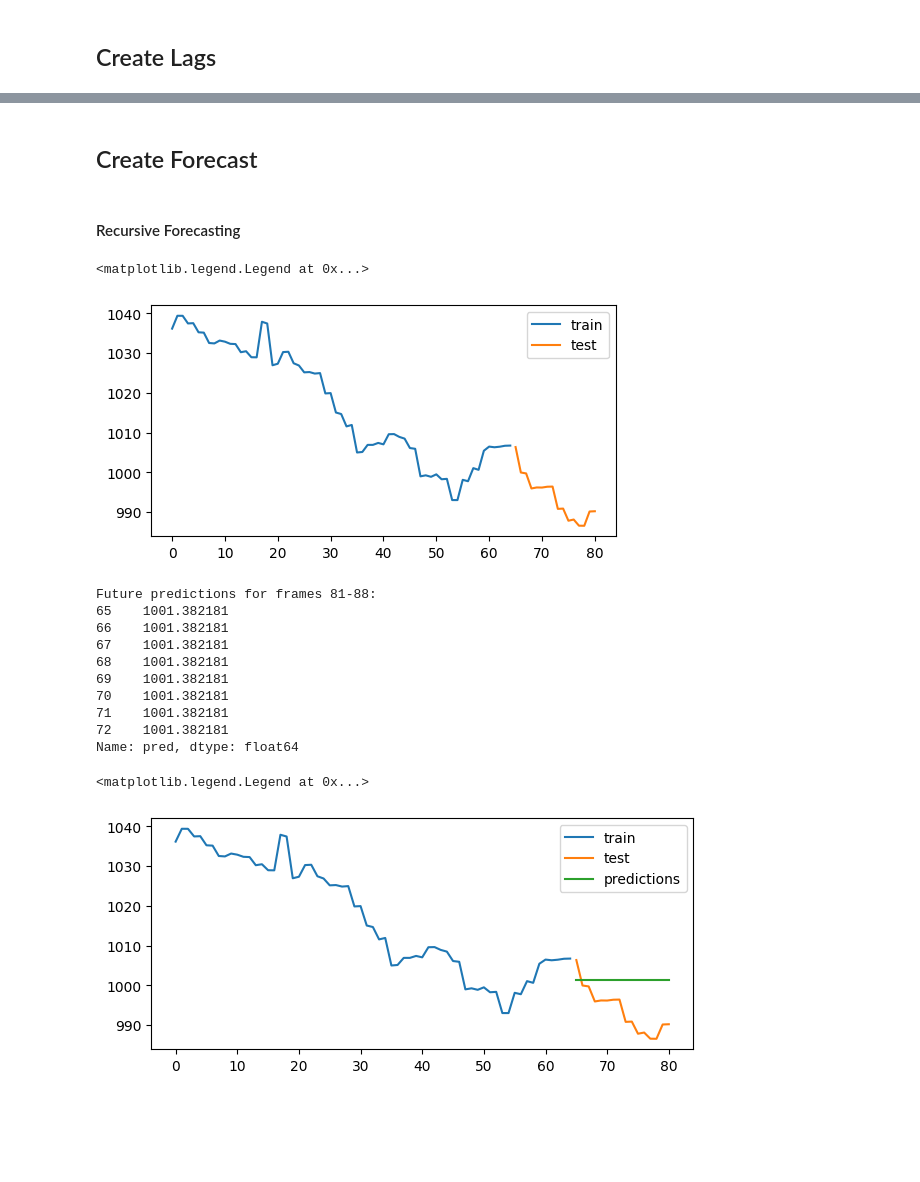
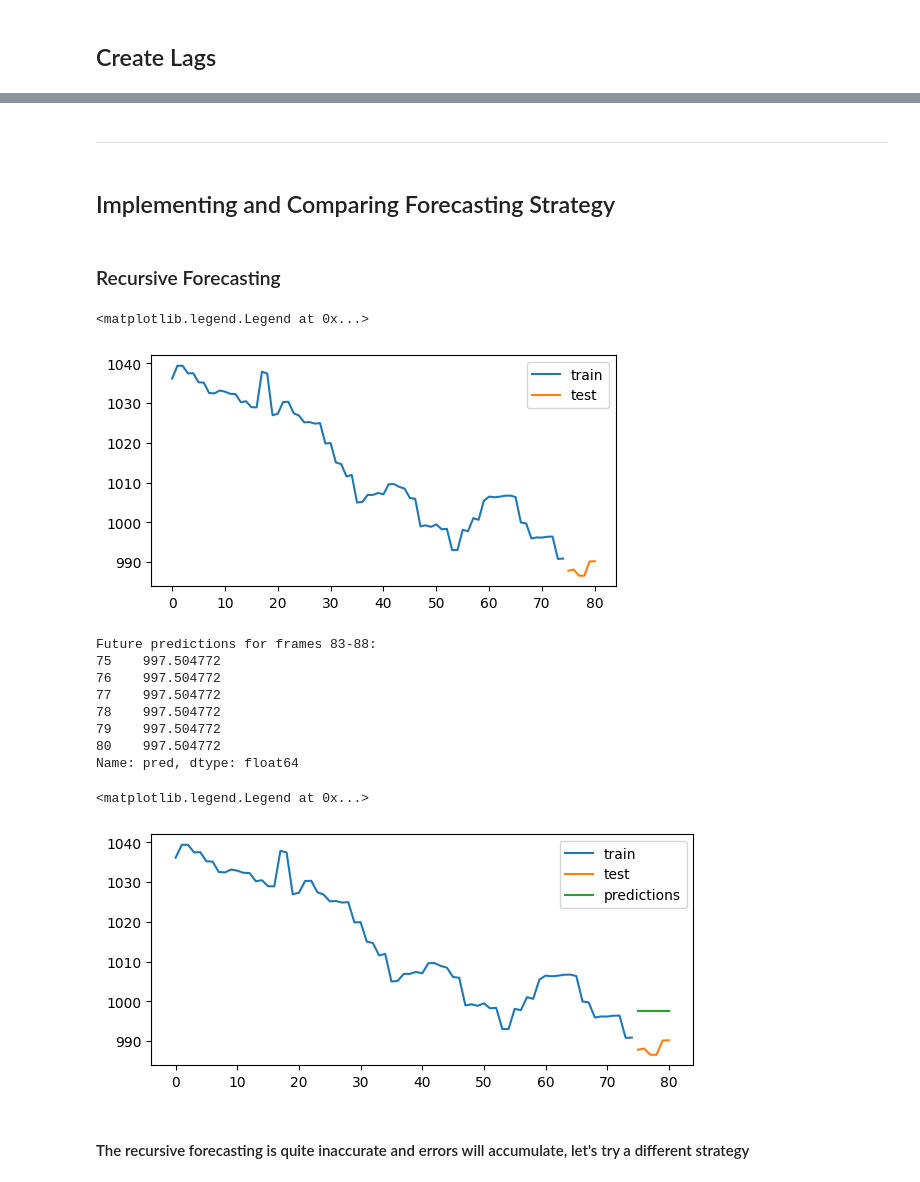
Before and after one commit to trevorZhanTian/Body-Movement-Prediction-with-Time-Series, a Jupyter notebook: main.ipynb, the cells around one changed output, grey strips where cells are left out. Cells and saved outputs as stored; diff of their text form; code cells hidden in the pictures; blank space fills up the shorter version.

```diff
--- a/main.ipynb
+++ b/main.ipynb
@@ -181,9 +171,11 @@ right_knee_y_lag.head()
+# %% [markdown]
+---
 # %% [markdown]
-## Create Forecast
+## Implementing and Comparing Forecasting Strategy
 # %% [markdown]
-#### Recursive Forecasting
+### Recursive Forecasting
 # %%
-steps = 16
+steps = 6
 data_train = df['Right Knee y'][:-steps]
 data_test  = df['Right Knee y'][-steps:]
 # %%
@@ -193,7 +185,7 @@ data_test.plot(ax=ax, label='test')
 ax.legend()
 # %% [output]
 <matplotlib.legend.Legend at 0x...>
-[figure, old version]
+[figure, new version]
 # %%
 from skforecast.recursive import ForecasterRecursive
 from lightgbm import LGBMRegressor
@@ -202,37 +194,37 @@ from skforecast.preprocessing import RollingFeatures
 
 forecaster = ForecasterRecursive(
                  regressor       = LGBMRegressor(random_state=123, verbose=-1),
-                 lags            = 8,
+                 lags            = 6, ## 6 was chosen according to the ACF graph above
                  window_features = RollingFeatures(stats=['mean'], window_sizes=10),
                  transformer_y   = None,
              )
 
 forecaster.fit(y=data_train, store_in_sample_residuals=True)
 
-# Predict the next 8 steps
-predictions = forecaster.predict(steps=8)
-print("Future predictions for frames 81-88:")
+# Predict the next 6 steps
+predictions = forecaster.predict(steps=6)
+print("Future predictions for frames 83-88:")
 print(predictions)
 # %% [output]
-Future predictions for frames 81-88:
-65    1001.382181
-66    1001.382181
-67    1001.382181
-68    1001.382181
-69    1001.382181
-70    1001.382181
-71    1001.382181
-72    1001.382181
+Future predictions for frames 83-88:
+75    997.504772
+76    997.504772
+77    997.504772
+78    997.504772
+79    997.504772
+80    997.504772
 Name: pred, dtype: float64
 # %%
-predictions = forecaster.predict(steps=16)
+predictions = forecaster.predict(steps=6)
 
 fig, ax = plt.subplots(figsize=(7, 3))
 data_train.plot(ax=ax, label='train')
 data_test.plot(ax=ax, label='test')
 predictions.plot(ax=ax, label='predictions')
 ax.legend()
 # %% [output]
 <matplotlib.legend.Legend at 0x...>
-[figure, old version]
+[figure, new version]
+# %% [markdown]
+#### The recursive forecasting is quite inaccurate and errors will accumulate, let's try a different strategy
 # %% [markdown]
```
Also changed, not shown: parts of 15 cells of this notebook.
